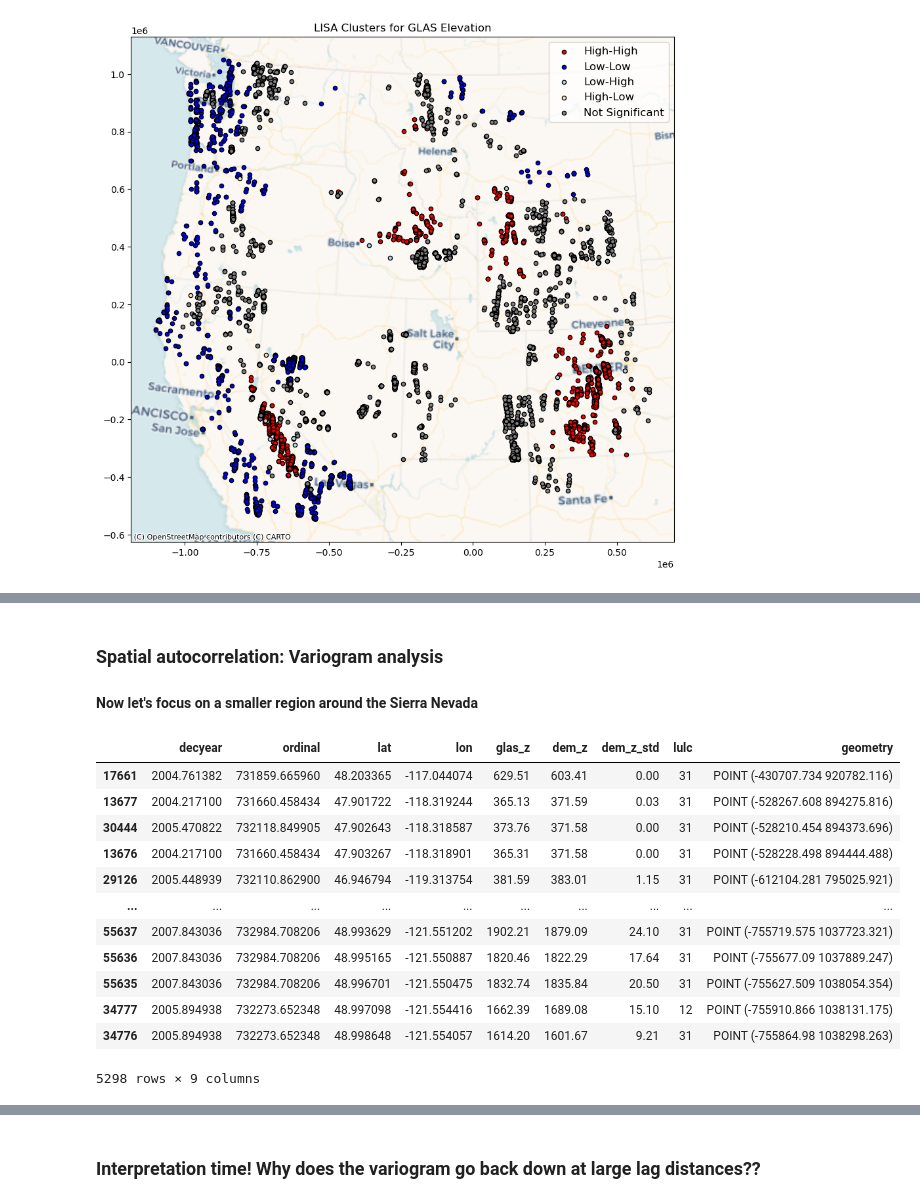
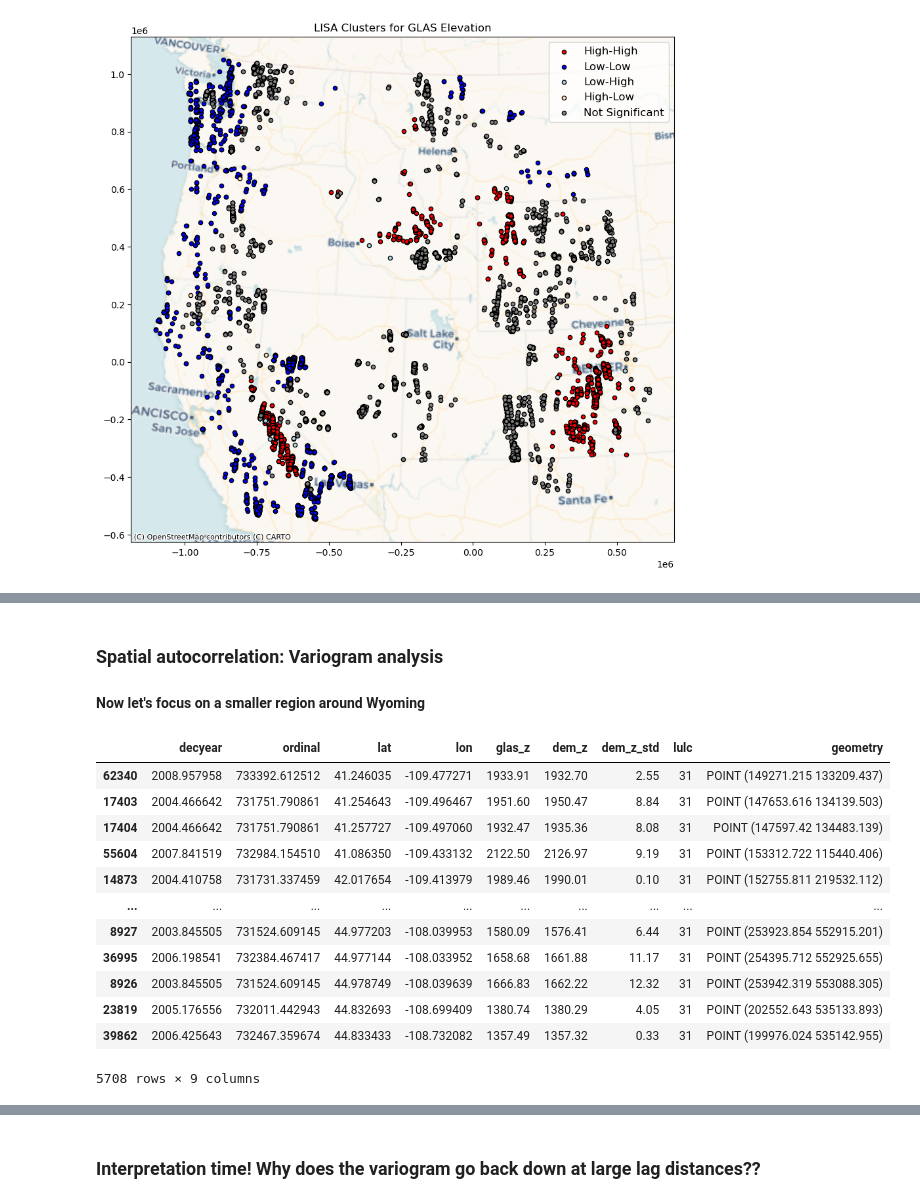
Before and after one commit to UW-GDA/GDA_Wi26_jupyterbook, a Jupyter notebook: book/modules/08_Geostatistics/08_demo.ipynb, the cells around one changed output, grey strips where cells are left out. Drawn from its saved outputs; the diff is of its cells as text; code cells hidden in the pictures.

```diff
--- a/book/modules/08_Geostatistics/08_demo.ipynb
+++ b/book/modules/08_Geostatistics/08_demo.ipynb
@@ -269,29 +276,29 @@ Interpretation of LISA clusters:
 - High-Low outliers: High elevation areas surrounded by low elevation (peaks)
 # %% [markdown]
 ### Spatial autocorrelation: Variogram analysis
-#### Now let's focus on a smaller region around the Sierra Nevada
+#### Now let's focus on a smaller region around Wyoming
 # %%
 #sierras_gdf = gpd.GeoDataFrame(geometry=[Polygon([(-120, 35), (-115, 35), (-115, 41), (-120, 41)])], crs='EPSG:4326') sierras_gdf = sierras_gdf.to_crs(WUS_aea_crs)
 states_url = 'http://eric.clst.org/assets/wiki/uploads/Stuff/gz_2010_us_040_00_500k.json'
 states_gdf = gpd.read_file(states_url)
-wa_state_gdf = states_gdf.loc[states_gdf['NAME'] == 'Washington']
+wa_state_gdf = states_gdf.loc[states_gdf['NAME'] == 'Wyoming']
 wa_state_gdf = wa_state_gdf.to_crs(WUS_aea_crs)
 wa_glas_gdf = glas_gdf.clip(wa_state_gdf.geometry)
 wa_glas_gdf
 # %% [output]
 |  | decyear | ordinal | lat | lon | glas_z | dem_z | dem_z_std | lulc | geometry |
-| 17661 | 2004.761382 | 731859.665960 | 48.203365 | -117.044074 | 629.51 | 603.41 | 0.00 | 31 | POINT (-430707.734 920782.116) |
-| 13677 | 2004.217100 | 731660.458434 | 47.901722 | -118.319244 | 365.13 | 371.59 | 0.03 | 31 | POINT (-528267.608 894275.816) |
-| 30444 | 2005.470822 | 732118.849905 | 47.902643 | -118.318587 | 373.76 | 371.58 | 0.00 | 31 | POINT (-528210.454 894373.696) |
-| 13676 | 2004.217100 | 731660.458434 | 47.903267 | -118.318901 | 365.31 | 371.58 | 0.00 | 31 | POINT (-528228.498 894444.488) |
-| 29126 | 2005.448939 | 732110.862900 | 46.946794 | -119.313754 | 381.59 | 383.01 | 1.15 | 31 | POINT (-612104.281 795025.921) |
+| 62340 | 2008.957958 | 733392.612512 | 41.246035 | -109.477271 | 1933.91 | 1932.70 | 2.55 | 31 | POINT (149271.215 133209.437) |
+| 17403 | 2004.466642 | 731751.790861 | 41.254643 | -109.496467 | 1951.60 | 1950.47 | 8.84 | 31 | POINT (147653.616 134139.503) |
+| 17404 | 2004.466642 | 731751.790861 | 41.257727 | -109.497060 | 1932.47 | 1935.36 | 8.08 | 31 | POINT (147597.42 134483.139) |
+| 55604 | 2007.841519 | 732984.154510 | 41.086350 | -109.433132 | 2122.50 | 2126.97 | 9.19 | 31 | POINT (153312.722 115440.406) |
+| 14873 | 2004.410758 | 731731.337459 | 42.017654 | -109.413979 | 1989.46 | 1990.01 | 0.10 | 31 | POINT (152755.811 219532.112) |
 | ... | ... | ... | ... | ... | ... | ... | ... | ... | ... |
-| 55637 | 2007.843036 | 732984.708206 | 48.993629 | -121.551202 | 1902.21 | 1879.09 | 24.10 | 31 | POINT (-755719.575 1037723.321) |
-| 55636 | 2007.843036 | 732984.708206 | 48.995165 | -121.550887 | 1820.46 | 1822.29 | 17.64 | 31 | POINT (-755677.09 1037889.247) |
-| 55635 | 2007.843036 | 732984.708206 | 48.996701 | -121.550475 | 1832.74 | 1835.84 | 20.50 | 31 | POINT (-755627.509 1038054.354) |
-| 34777 | 2005.894938 | 732273.652348 | 48.997098 | -121.554416 | 1662.39 | 1689.08 | 15.10 | 12 | POINT (-755910.866 1038131.175) |
-| 34776 | 2005.894938 | 732273.652348 | 48.998648 | -121.554057 | 1614.20 | 1601.67 | 9.21 | 31 | POINT (-755864.98 1038298.263) |
+| 8927 | 2003.845505 | 731524.609145 | 44.977203 | -108.039953 | 1580.09 | 1576.41 | 6.44 | 31 | POINT (253923.854 552915.201) |
+| 36995 | 2006.198541 | 732384.467417 | 44.977144 | -108.033952 | 1658.68 | 1661.88 | 11.17 | 31 | POINT (254395.712 552925.655) |
+| 8926 | 2003.845505 | 731524.609145 | 44.978749 | -108.039639 | 1666.83 | 1662.22 | 12.32 | 31 | POINT (253942.319 553088.305) |
+| 23819 | 2005.176556 | 732011.442943 | 44.832693 | -108.699409 | 1380.74 | 1380.29 | 4.05 | 31 | POINT (202552.643 535133.893) |
+| 39862 | 2006.425643 | 732467.359674 | 44.833433 | -108.732082 | 1357.49 | 1357.32 | 0.33 | 31 | POINT (199976.024 535142.955) |
-5298 rows × 9 columns
+5708 rows × 9 columns
 # %%
 f,ax=plt.subplots(figsize=(10,8))
 
```
Also changed, not shown: parts of 31 cells of this notebook.
